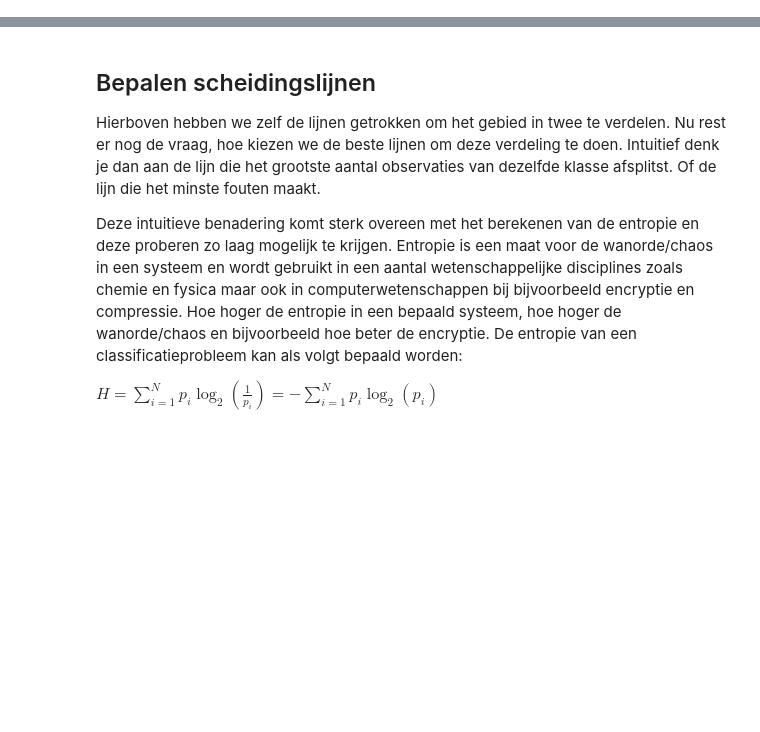
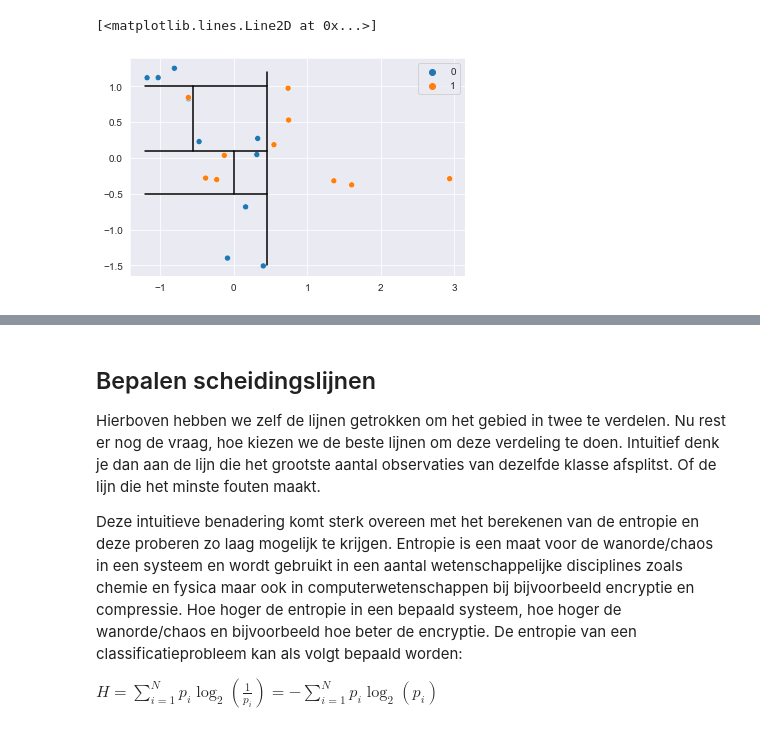
Before and after one commit to OdiseeDataScience2122/Leerstof_2122, a Jupyter notebook: 16_DecisionTreesAndForests/16_DecisionTreesAndForests.ipynb, the cells around one changed output, grey strips where cells are left out. Saved outputs shown, nothing was run; the diff lists cells and outputs as text; code cells hidden in the pictures; blank space fills up the shorter version.

```diff
--- a/16_DecisionTreesAndForests/16_DecisionTreesAndForests.ipynb
+++ b/16_DecisionTreesAndForests/16_DecisionTreesAndForests.ipynb
@@ -31,15 +31,19 @@ import sklearn.datasets as datasets
 
 %matplotlib inline
 # %%
+# maakt de dataset
 X, y = datasets.make_classification(n_samples=20, n_features=2, n_informative=2, n_redundant=0, n_clusters_per_class=2, class_sep=0.3, random_state=123)
 
 sns.scatterplot(x=X[:,0], y=X[:, 1], hue=y)
-#plt.plot([0.45, 0.45], [-1.5, 1.2], color="black")
-#plt.plot([-1.2, 0.45], [-0.5, -0.5], color="black")
-#plt.plot([-1.2, 0.45], [1.0, 1.0], color="black")
-#plt.plot([-1.2, 0.45], [0.1, 0.1], color="black")
-#plt.plot([-0.55, -0.55], [0.1, 1.0], color="black")
-#plt.plot([0, 0], [0.1, -0.5], color="black")
+plt.plot([0.45, 0.45], [-1.5, 1.2], color="black")
+plt.plot([-1.2, 0.45], [-0.5, -0.5], color="black")
+plt.plot([-1.2, 0.45], [1.0, 1.0], color="black")
+plt.plot([-1.2, 0.45], [0.1, 0.1], color="black")
+plt.plot([-0.55, -0.55], [0.1, 1.0], color="black")
+plt.plot([0, 0], [0.1, -0.5], color="black")
+# %% [output]
+[<matplotlib.lines.Line2D at 0x...>]
+[figure, added]
 # %% [markdown]
 Voor bovenstaande voorbeeld kan bijvoorbeeld deze boom opgebouwd worden die de classificatie doet:
 
```
Also changed, not shown: parts of 5 cells of this notebook, 3 other files.
